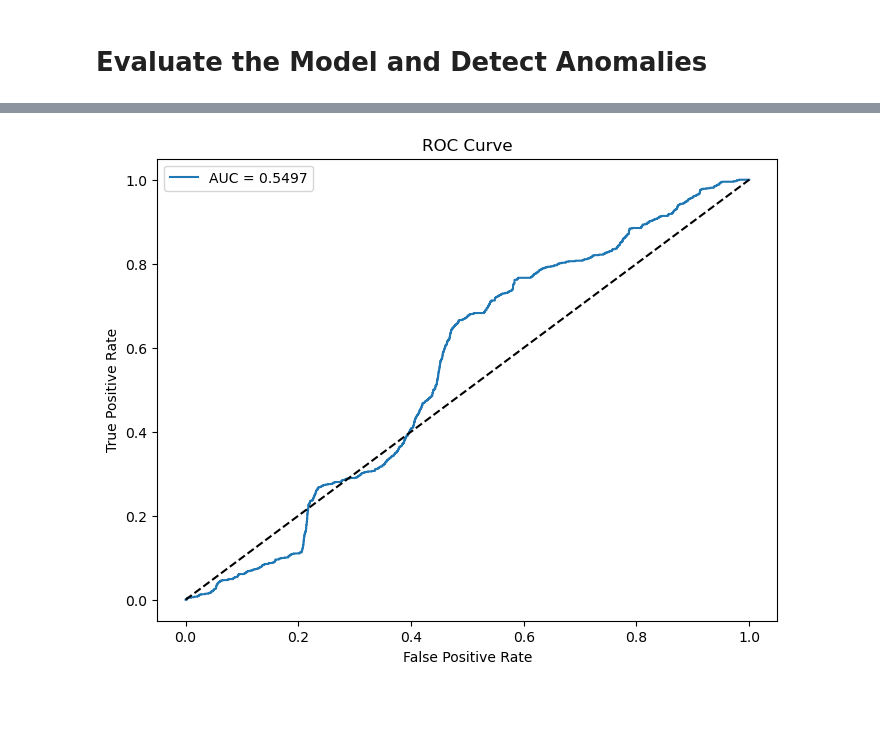
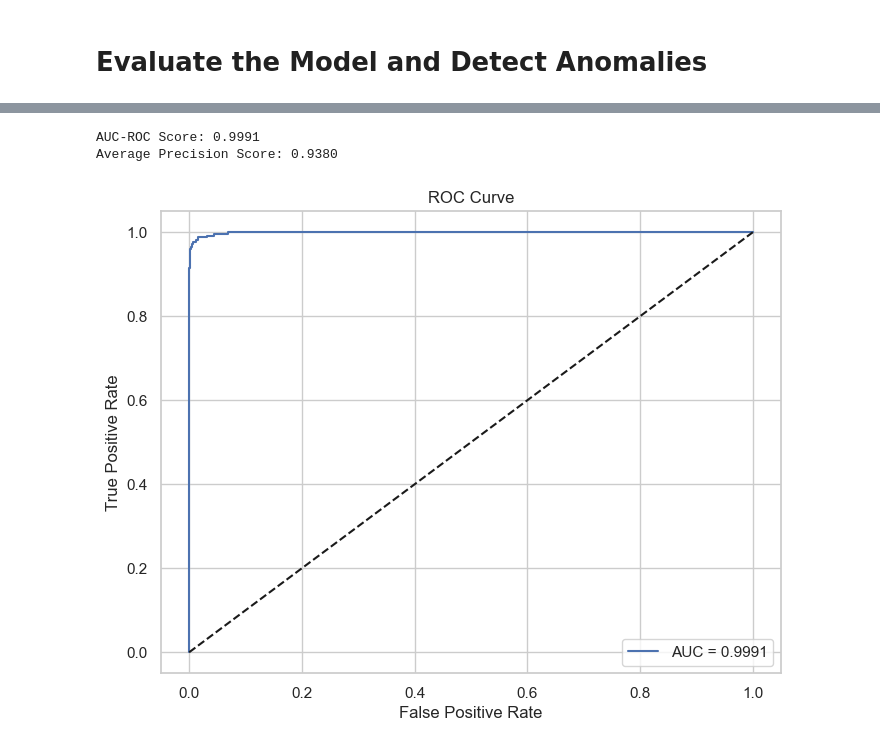
Before and after one commit to jed-ho/CVAE, a Jupyter notebook: CondVAE_s5.ipynb, the cells around one changed output, grey strips where cells are left out. Cells and saved outputs as stored; diff of their text form; code cells hidden in the pictures; blank space fills up the shorter version.

```diff
--- a/CondVAE_s5.ipynb
+++ b/CondVAE_s5.ipynb
@@ -106,3 +120,8 @@ unlabeled_labels = np.concatenate((unlabeled_labels, seq_labels[normal_indices[u
+# %%
+# Shuffle data
+
+X_train, y_train = shuffle(X_train, y_train, random_state=42)
+X_test, y_test = shuffle(X_test, y_test, random_state=42)
 # %% [markdown]
 # Convert Data to Tensors
 # %%
@@ -157,18 +160,22 @@ test_loader = DataLoader(test_dataset, batch_size=batch_size, shuffle=False)
 # %% [markdown]
 # Instantiate and Train the Conditional VAE
 # %%
-# Parameters
+from source.modelsCondVAE import *
+from source.utilsCondVAEs5 import *
+
+# Instantiate the model
 latent_dim = 10  # Adjust as needed
-num_param = 1    # Since we have univariate time series
-window_size = sequence_length
+num_param = 10    # Since we have univariate time series
+window_size = 1
 num_classes = 2  # Normal and Anomaly
 scale_flag = 0   # Use Sigmoid activation in the decoder
-from source.modelsCondVAE import *
-from source.utilsCondVAEs5 import *
-# Instantiate the model
+
 model = VAE(latent_dim, num_param, window_size, num_classes, scale_flag).to(device)
+
+# Define optimizer
 optimizer = optim.Adam(model.parameters(), lr=1e-3)
 
+# Train the model
 num_epochs = 10  # Adjust as needed
-train_model(model, optimizer, train_labeled_loader, train_unlabeled_loader, num_epochs)
+train_model_full(model, optimizer, train_loader, num_epochs)
 # %% [output]
@@ -266,0 +311,18 @@ plt.show()
+# %%
+
+
+# Set plot style
+sns.set(style='whitegrid')
+def plot_anomaly_score_histogram(anomaly_scores, true_labels, threshold):
+    plt.figure(figsize=(10, 6))
+    sns.histplot(anomaly_scores[true_labels == 0], bins=50, color='green', label='Normal', kde=True, stat='density')
+    sns.histplot(anomaly_scores[true_labels == 1], bins=50, color='red', label='Anomaly', kde=True, stat='density')
+    plt.axvline(threshold, color='blue', linestyle='--', label='Threshold')
+    plt.title('Histogram of Anomaly Scores')
+    plt.xlabel('Anomaly Score')
+    plt.ylabel('Density')
+    plt.legend()
+    plt.show()
+
+# Call the function
+plot_anomaly_score_histogram(test_anomaly_scores, test_true_labels, threshold)
@@ -267,14 +331,26 @@ plt.show()
+# %%
+
+
+# Compute AUC-ROC
+auc_score = roc_auc_score(test_true_labels, test_anomaly_scores)
+print(f"AUC-ROC Score: {auc_score:.4f}")
+
+# Compute Precision-Recall Curve
+precision, recall, thresholds = precision_recall_curve(test_true_labels, test_anomaly_scores)
+ap_score = average_precision_score(test_true_labels, test_anomaly_scores)
+print(f"Average Precision Score: {ap_score:.4f}")
+# %% [output]
+AUC-ROC Score: 0.9991
+Average Precision Score: 0.9380
 # %%
-from sklearn.metrics import roc_curve
-
-fpr, tpr, thresholds = roc_curve(true_labels, anomaly_scores)
+fpr, tpr, thresholds = roc_curve(test_true_labels, test_anomaly_scores)
 plt.figure(figsize=(8, 6))
 plt.plot(fpr, tpr, label=f'AUC = {auc_score:.4f}')
 plt.plot([0, 1], [0, 1], 'k--')
 plt.title('ROC Curve')
 plt.xlabel('False Positive Rate')
 plt.ylabel('True Positive Rate')
 plt.legend()
 plt.show()
 # %% [output]
-[figure, old version]
+[figure, new version]
```
Also changed, not shown: parts of 22 cells of this notebook, 6 other files.
